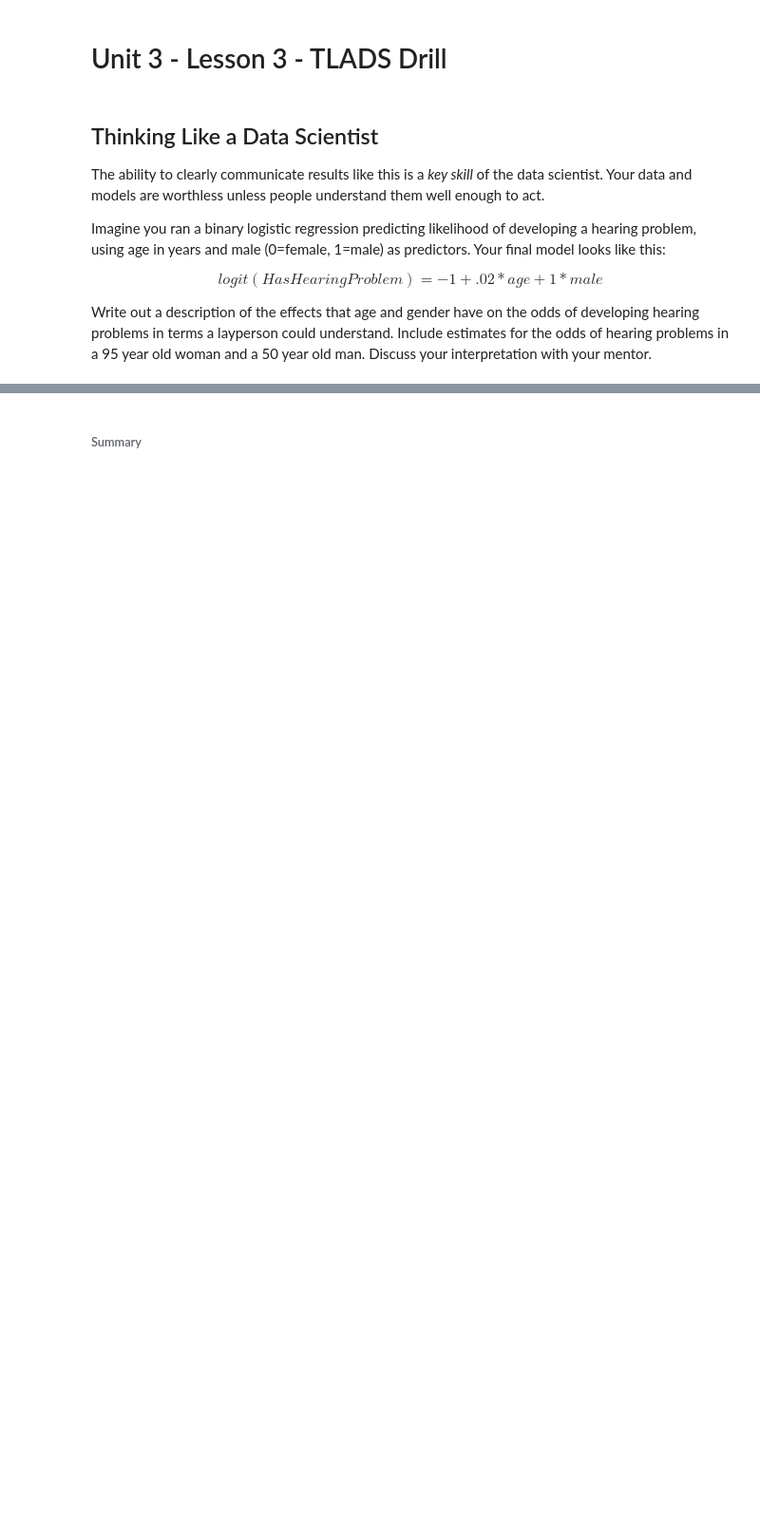
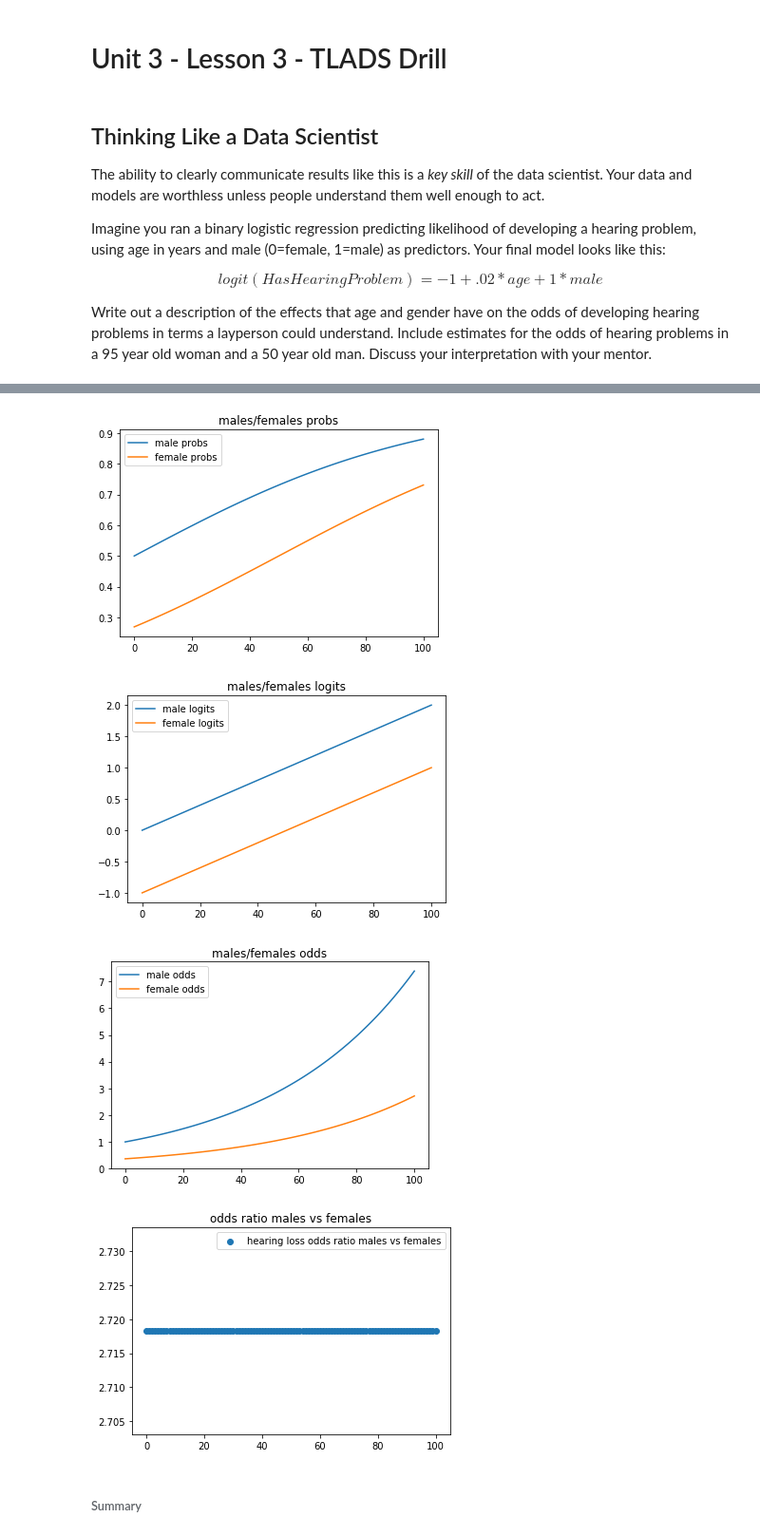
Before and after one commit to djrgit/coursework, a Jupyter notebook: thinkful/data_science/my_progress/unit_3_deeper_into_supervised_learning/Unit 3 - Lesson 3 - TLADS Drill.ipynb, the cells around one changed output, grey strips where cells are left out. Shown at 95% size. Cells and saved outputs as stored; diff of their text form; code cells hidden in the pictures; blank space fills up the shorter version.

```diff
--- a/thinkful/data_science/my_progress/unit_3_deeper_into_supervised_learning/Unit 3 - Lesson 3 - TLADS Drill.ipynb
+++ b/thinkful/data_science/my_progress/unit_3_deeper_into_supervised_learning/Unit 3 - Lesson 3 - TLADS Drill.ipynb
@@ -43,2 +82,31 @@ plt.show()
+# %%
+plt.figure()
+plt.title('males/females probs')
+plt.plot(df['p_males'])
+plt.plot(df['p_females'])
+plt.legend(['male probs', 'female probs'])
+
+plt.figure()
+plt.title('males/females logits')
+plt.plot(df['logit_males'])
+plt.plot(df['logit_females'])
+plt.legend(['male logits', 'female logits'])
+
+plt.figure()
+plt.title('males/females odds')
+plt.plot(df['odds_males'])
+plt.plot(df['odds_females'])
+plt.legend(['male odds', 'female odds'])
+
+plt.figure()
+plt.title('odds ratio males vs females')
+plt.scatter(range(101), df['odds_ratio_males'])
+plt.legend(['hearing loss odds ratio males vs females'])
+plt.show()
+# %% [output]
+[figure, added]
+[figure, added]
+[figure, added]
+[figure, added]
 # %% [markdown]
 ###### Summary
```
Also changed, not shown: parts of 11 cells of this notebook.
